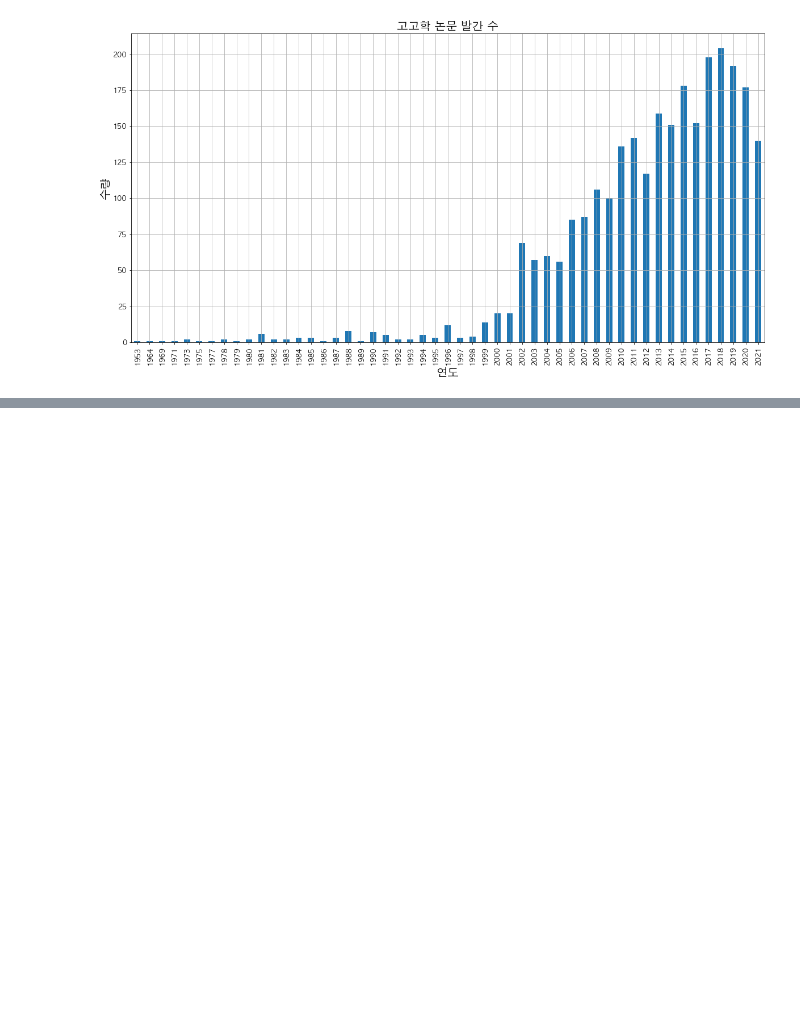
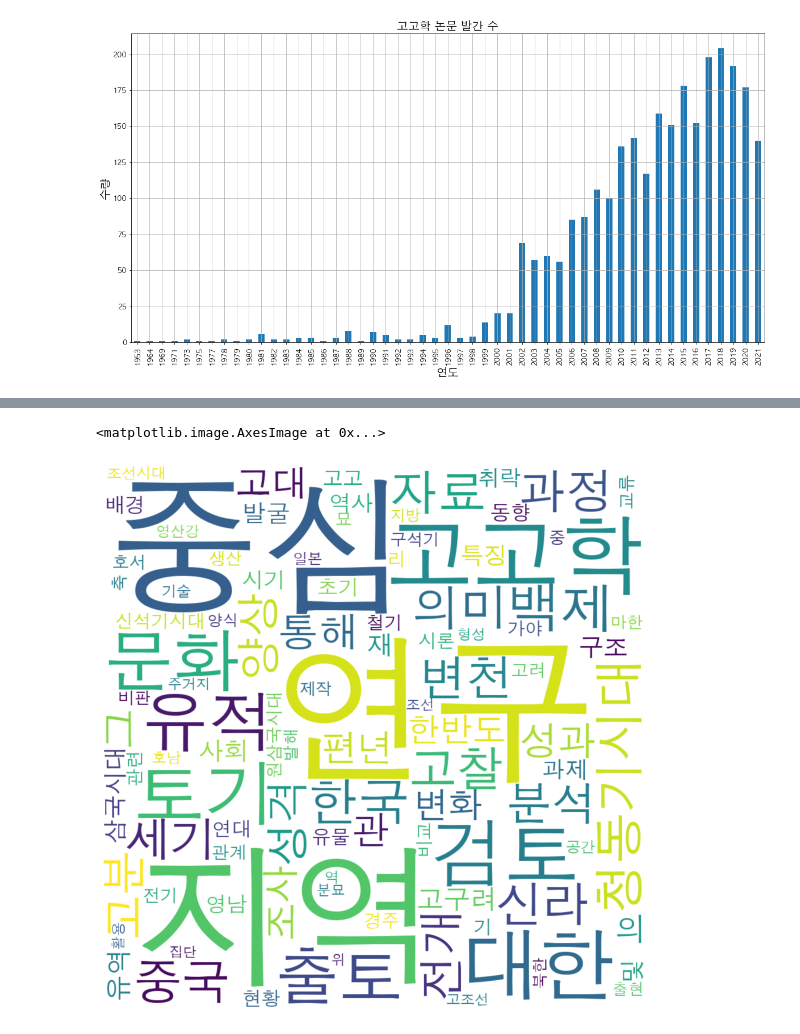
Before and after one commit to ChanToRe/Archaeological-research-trend-analysis, a Jupyter notebook: Arch_Research_trend.ipynb, the cells around one changed output, grey strips where cells are left out. Drawn from its saved outputs; the diff is of its cells as text; code cells hidden in the pictures; blank space fills up the shorter version.

```diff
--- a/Arch_Research_trend.ipynb
+++ b/Arch_Research_trend.ipynb
@@ -84,7 +108,13 @@ zero_count = Counter(zero_noun)
 # %%
 #2010년대 발간 논문 명사 빈도 카운트
 ten_noun = okt.nouns(data_ten)
 ten_count = Counter(ten_noun)
+ten_noun_list = ten_count.most_common(100)
+plt.axis("off")
+plt.imshow(wc.generate_from_frequencies(dict(ten_noun_list)))
+# %% [output]
+<matplotlib.image.AxesImage at 0x...>
+[figure, added]
 # %%
 #2020년대 발간 논문 명사 빈도 카운트
 twenty_noun = okt.nouns(data_twenty)
```
Also changed, not shown: parts of 5 cells of this notebook.
